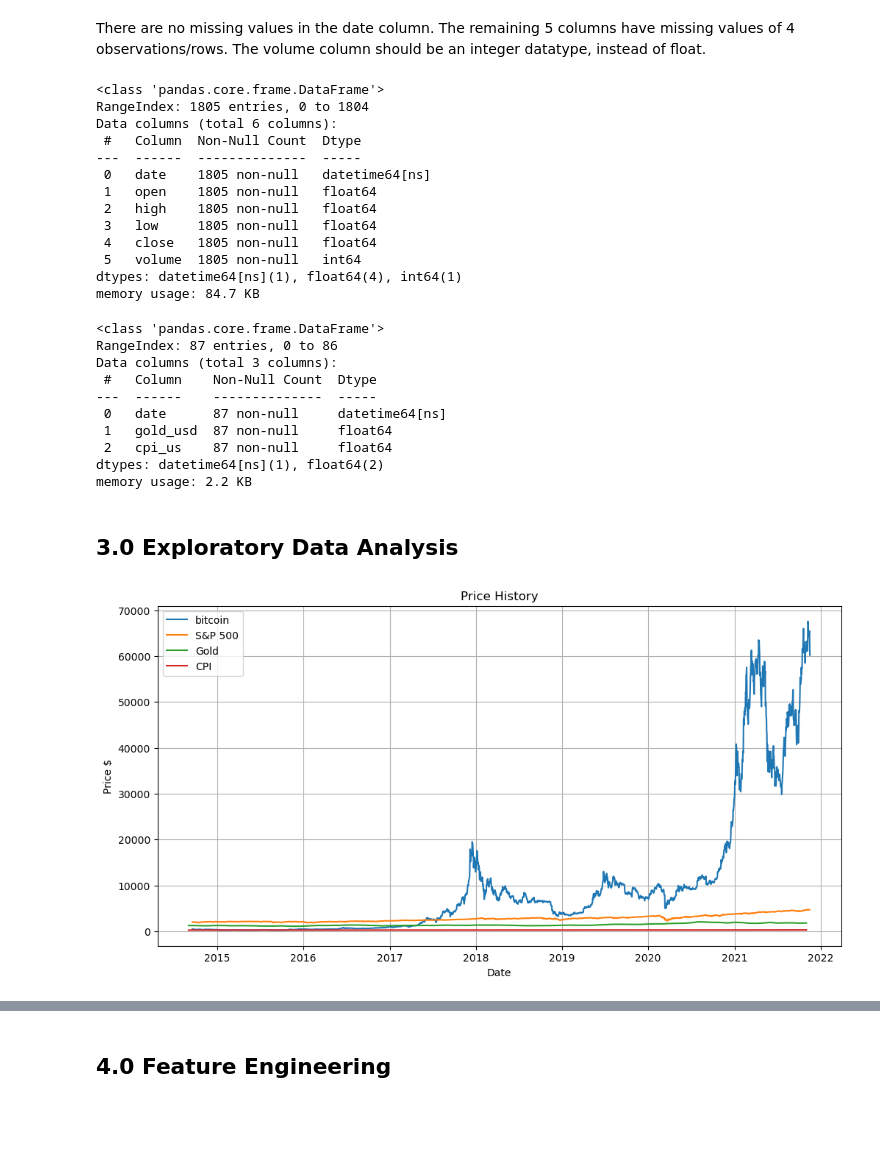
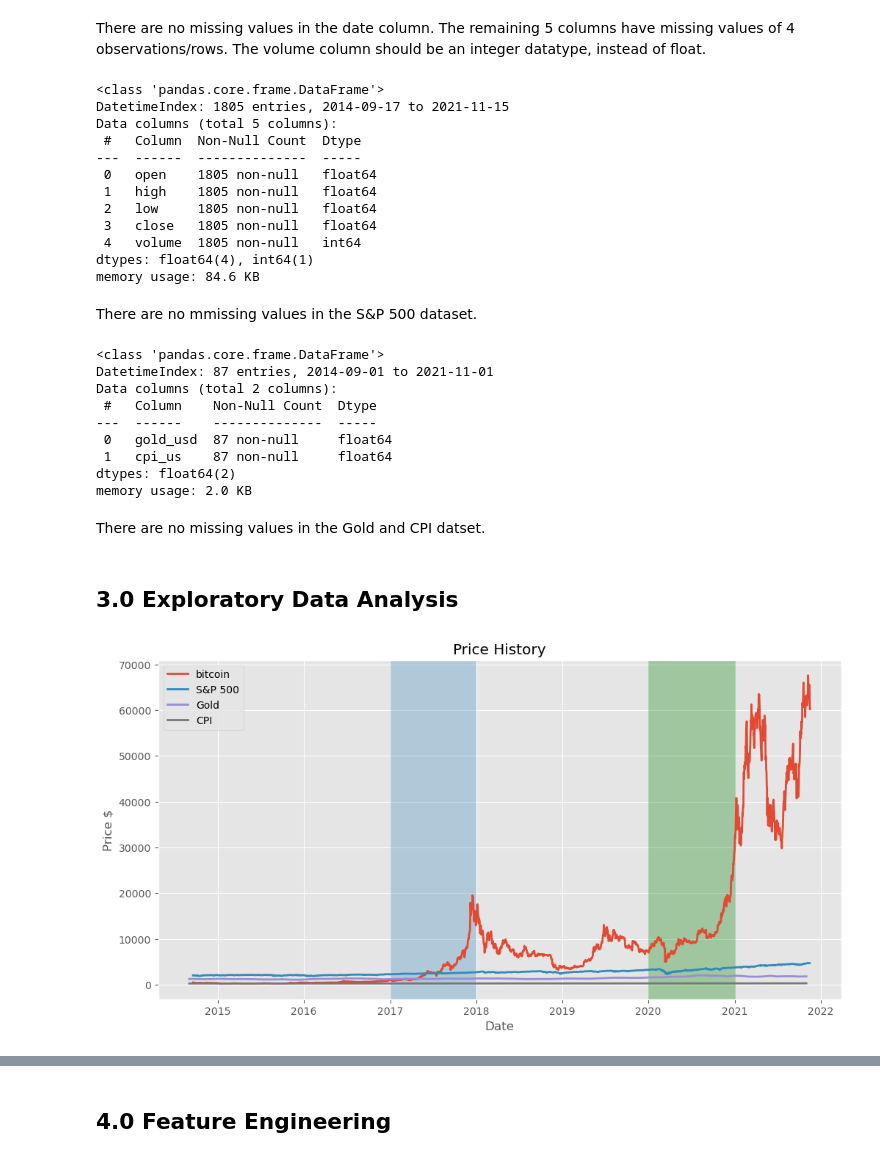
Before and after one commit to coolname101/bitcoin-stock-portfolio, a Jupyter notebook: notebooks/report_notebook.ipynb, the cells around one changed output, grey strips where cells are left out. Saved outputs shown, nothing was run; the diff lists cells and outputs as text; code cells hidden in the pictures; blank space fills up the shorter version.

```diff
--- a/notebooks/report_notebook.ipynb
+++ b/notebooks/report_notebook.ipynb
@@ -52,7 +61,10 @@ import seaborn as sns
+# %%
+plt.style.use('ggplot')
 # %% [markdown]
 ## 2.0 Import data
 # %%
 #Importing and previewing the first 5 rows of Bitcoin data
-bitcoin = pd.read_csv('../data/bitcoin-usd.csv', parse_dates=['date'])
-bitcoin.head()
+bitcoin = pd.read_csv('../data/bitcoin-usd.csv', parse_dates=['date'], index_col=['date'])
+display(bitcoin.head())
+display(bitcoin.tail())
 # %% [output]
@@ -65,5 +85,6 @@ bitcoin.head()
 # %%
 #Importing and previewing the first 5 rows of S&P 500 data
-sp500 = pd.read_csv('../data/sp500.csv', parse_dates=['date'])
-sp500.head()
+sp500 = pd.read_csv('../data/sp500.csv', parse_dates=['date'], index_col=['date'])
+display(sp500.head())
+display(sp500.tail())
 # %% [output]
@@ -76,5 +105,6 @@ sp500.head()
 # %%
 #Importing and previewing the first 5 rows of Gold and CPI data
-gold_cpi = pd.read_csv('../data/monthly_data.csv', parse_dates=['date'])
-gold_cpi.head()
+gold_cpi = pd.read_csv('../data/monthly_data.csv', parse_dates=['date'], index_col=['date'])
+display(gold_cpi.head())
+display(gold_cpi.tail())
 # %% [output]
@@ -111,45 +148,48 @@ There are no missing values in the date column. The remaining 5 columns have mis
 sp500.info()
 # %% [output]
 <class 'pandas.core.frame.DataFrame'>
-RangeIndex: 1805 entries, 0 to 1804
-Data columns (total 6 columns):
+DatetimeIndex: 1805 entries, 2014-09-17 to 2021-11-15
+Data columns (total 5 columns):
  #   Column  Non-Null Count  Dtype
 ---  ------  --------------  -----
- 0   date    1805 non-null   datetime64[ns]
- 1   open    1805 non-null   float64
- 2   high    1805 non-null   float64
- 3   low     1805 non-null   float64
- 4   close   1805 non-null   float64
- 5   volume  1805 non-null   int64
-dtypes: datetime64[ns](1), float64(4), int64(1)
-memory usage: 84.7 KB
+ 0   open    1805 non-null   float64
+ 1   high    1805 non-null   float64
+ 2   low     1805 non-null   float64
+ 3   close   1805 non-null   float64
+ 4   volume  1805 non-null   int64
+dtypes: float64(4), int64(1)
+memory usage: 84.6 KB
+# %% [markdown]
+There are no mmissing values in the S&P 500 dataset.
 # %%
 #Inspecting the Gold and CPI data
 gold_cpi.info()
 # %% [output]
 <class 'pandas.core.frame.DataFrame'>
-RangeIndex: 87 entries, 0 to 86
-Data columns (total 3 columns):
+DatetimeIndex: 87 entries, 2014-09-01 to 2021-11-01
+Data columns (total 2 columns):
  #   Column    Non-Null Count  Dtype
 ---  ------    --------------  -----
- 0   date      87 non-null     datetime64[ns]
- 1   gold_usd  87 non-null     float64
- 2   cpi_us    87 non-null     float64
-dtypes: datetime64[ns](1), float64(2)
-memory usage: 2.2 KB
+ 0   gold_usd  87 non-null     float64
+ 1   cpi_us    87 non-null     float64
+dtypes: float64(2)
+memory usage: 2.0 KB
+# %% [markdown]
+There are no missing values in the Gold and CPI datset.
 # %% [markdown]
 ## 3.0 Exploratory Data Analysis
 # %%
 fig = plt.figure(figsize=(12,6))
-plt.plot(bitcoin['date'], bitcoin['close'], label='bitcoin')
-plt.plot(sp500['date'], sp500['close'], label='S&P 500')
-plt.plot(gold_cpi['date'], gold_cpi['gold_usd'], label='Gold')
-plt.plot(gold_cpi['date'], gold_cpi['cpi_us'], label='CPI')
+plt.plot(bitcoin.index, bitcoin['close'], label='bitcoin', linewidth=2.0)
+plt.plot(sp500.index, sp500['close'], label='S&P 500', linewidth=2.0)
+plt.plot(gold_cpi.index, gold_cpi['gold_usd'], label='Gold', linewidth=2.0)
+plt.plot(gold_cpi.index, gold_cpi['cpi_us'], label='CPI', linewidth=2.0)
 plt.title('Price History')
 plt.xlabel('Date')
 plt.ylabel('Price $')
+plt.axvspan('2017', '2018', alpha=0.3)
+plt.axvspan('2020', '2021', alpha=0.3, color='green')
 plt.legend()
-plt.grid()
 plt.show()
 # %% [output]
-[figure, old version]
+[figure, new version]
```
Also changed, not shown: parts of 39 cells of this notebook.
